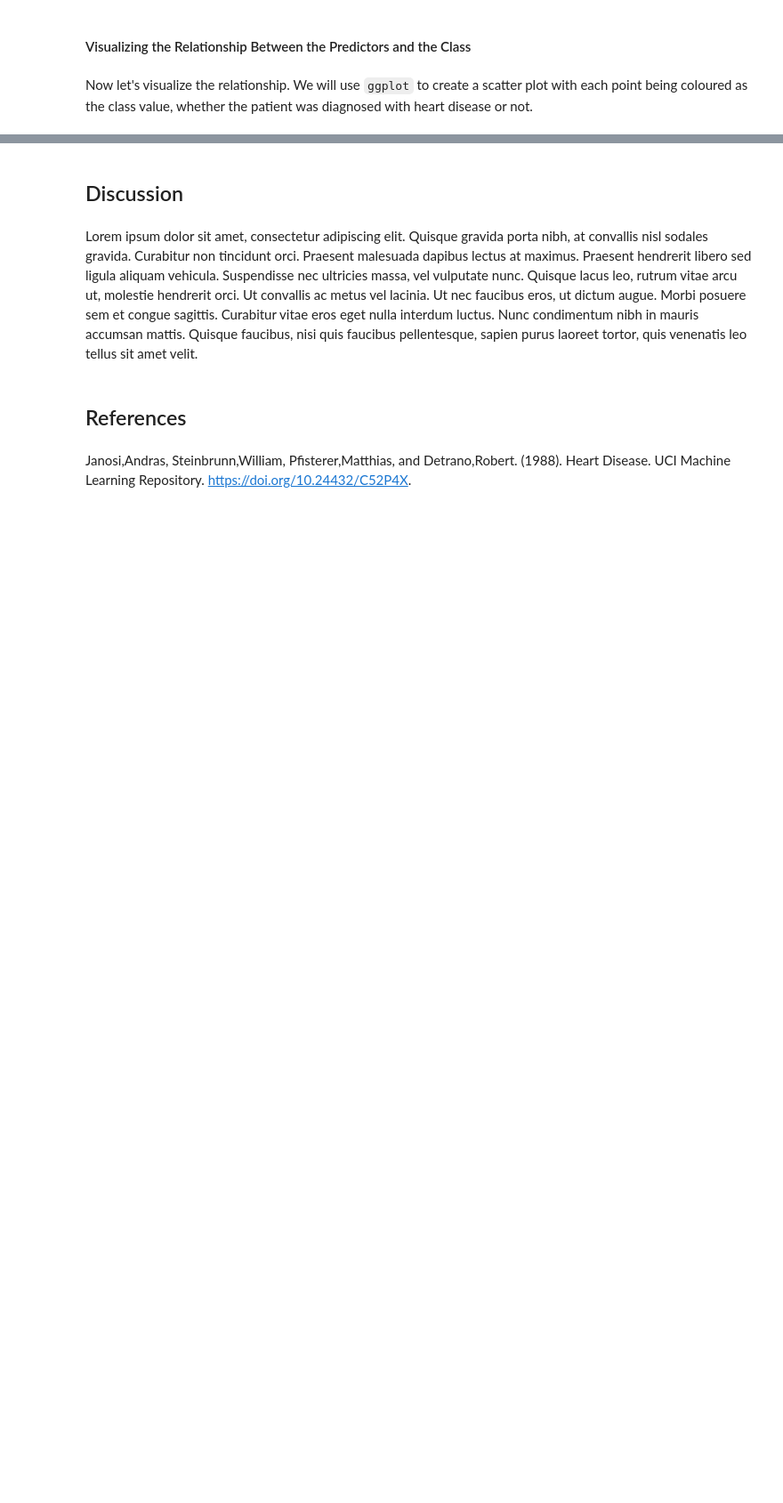
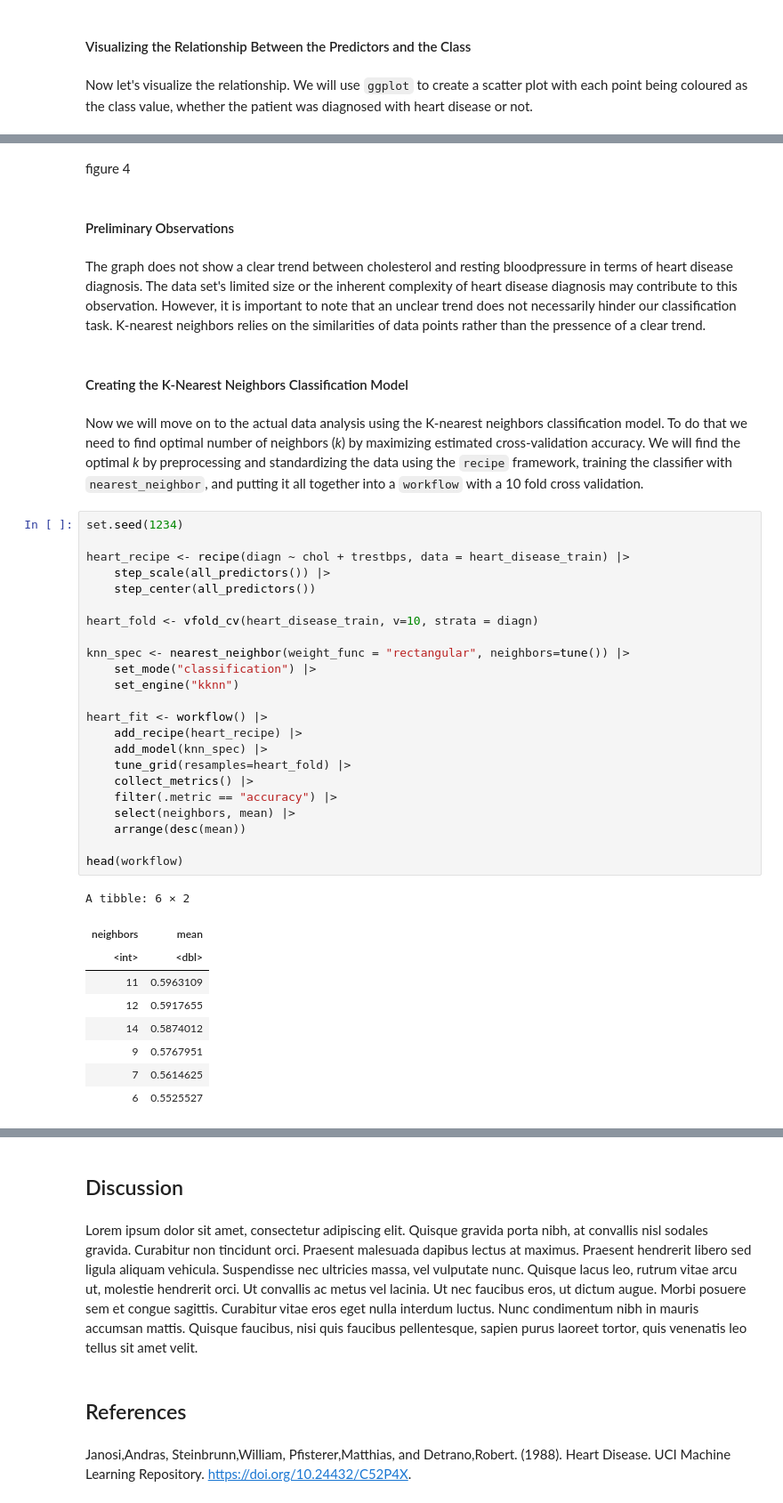
Before and after one commit to MarkSkrypnyk/group_project_report, a Jupyter notebook: group_project_report.ipynb, the cells around one changed output, grey strips where cells are left out. Shown at 89% size. Saved outputs shown, nothing was run; the diff lists cells and outputs as text; blank space fills up the shorter version.

```diff
--- a/group_project_report.ipynb
+++ b/group_project_report.ipynb
@@ -109,0 +113,43 @@ trestbps_vs_chol
+# %% [markdown]
+figure 4
+# %% [markdown]
+#### Preliminary Observations
+# %% [markdown]
+The graph does not show a clear trend between cholesterol and resting bloodpressure in terms of heart disease diagnosis. The data set's limited size or the inherent complexity of heart disease diagnosis may contribute to this observation. However, it is important to note that an unclear trend does not necessarily hinder our classification task. K-nearest neighbors relies on the similarities of data points rather than the pressence of a clear trend.
+# %% [markdown]
+#### Creating the K-Nearest Neighbors Classification Model
+# %% [markdown]
+Now we will move on to the actual data analysis using the K-nearest neighbors classification model. To do that we need to find optimal number of neighbors (*k*) by maximizing estimated cross-validation accuracy. We will find the optimal *k* by preprocessing and standardizing the data using the `recipe` framework, training the classifier with `nearest_neighbor`, and putting it all together into a `workflow` with a 10 fold cross validation.
+# %%
+set.seed(1234)
+
+heart_recipe <- recipe(diagn ~ chol + trestbps, data = heart_disease_train) |>
+    step_scale(all_predictors()) |>
+    step_center(all_predictors())
+
+heart_fold <- vfold_cv(heart_disease_train, v=10, strata = diagn)
+
+knn_spec <- nearest_neighbor(weight_func = "rectangular", neighbors=tune()) |>
+    set_mode("classification") |>
+    set_engine("kknn")
+
+heart_fit <- workflow() |>
+    add_recipe(heart_recipe) |>
+    add_model(knn_spec) |>
+    tune_grid(resamples=heart_fold) |>
+    collect_metrics() |>
+    filter(.metric == "accuracy") |>
+    select(neighbors, mean) |>
+    arrange(desc(mean))
+
+head(workflow)
+# %% [output]
+A tibble: 6 × 2
+| neighbors | mean |
+| <int> | <dbl> |
+| 11 | 0.5963109 |
+| 12 | 0.5917655 |
+| 14 | 0.5874012 |
+| 9 | 0.5767951 |
+| 7 | 0.5614625 |
+| 6 | 0.5525527 |
```
Also changed, not shown: parts of 17 cells of this notebook.
